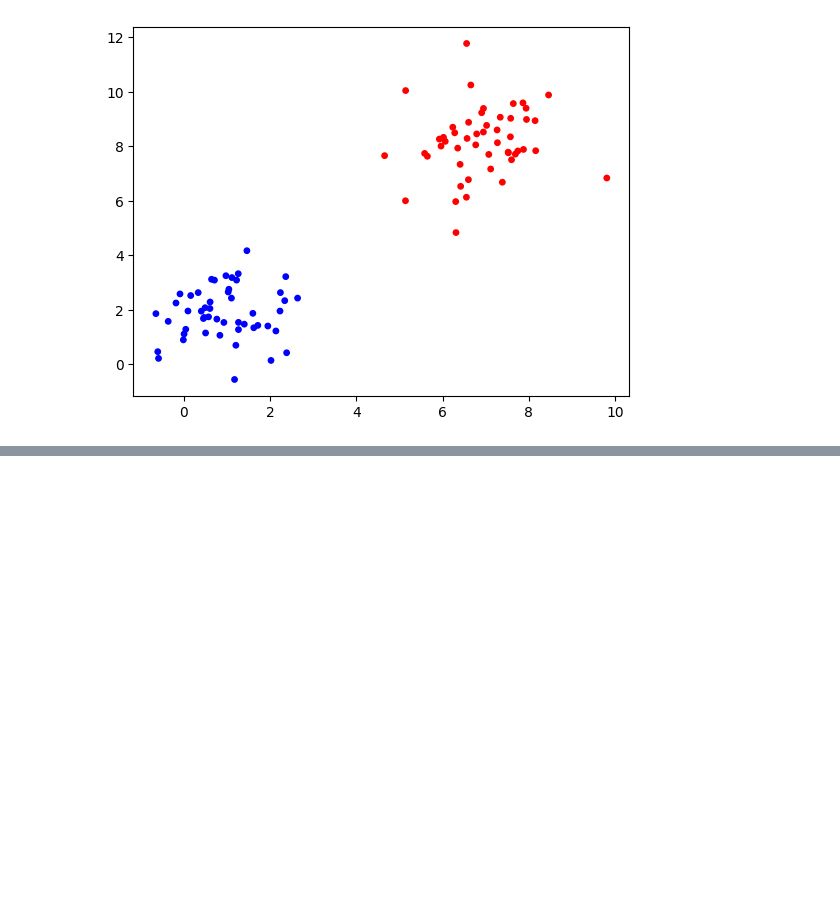
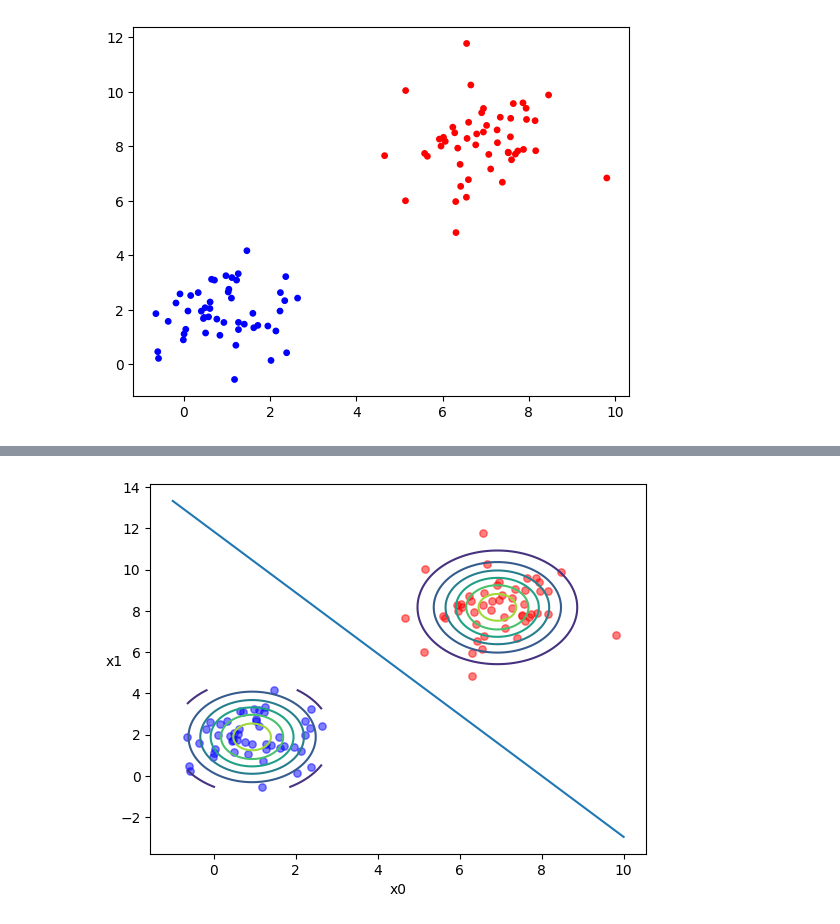
Before and after one commit to PdAlbedo/CS6140_Machine_Learning, a Jupyter notebook: A2/CS6140_Assign_2_F22_Q3_GDA.ipynb, the cells around one changed output, grey strips where cells are left out. Drawn from its saved outputs; the diff is of its cells as text; code cells hidden in the pictures; blank space fills up the shorter version.

```diff
--- a/A2/CS6140_Assign_2_F22_Q3_GDA.ipynb
+++ b/A2/CS6140_Assign_2_F22_Q3_GDA.ipynb
@@ -106,6 +129,6 @@ SyntaxError: invalid syntax (2589571255.py, line 12)
 # %%
-X_train = # TODO : Manipulate it accordingly.
-Y_train = # TODO : Manipulate it accordingly.
+X_train = data.iloc[:, : -1]    # TODO : Manipulate it accordingly.
+Y_train = data.iloc[:, -1]      # TODO : Manipulate it accordingly.
 
 gda = GDA()
 gda.train(X_train, Y_train)
@@ -130,0 +137,55 @@ Note : The decision line must seperate the data points clearly.
+# %%
+"""
+Draw GDA Decision Boundary Along with data points.
+Note : The decision line must separate the data points clearly.
+"""
+pos_data = X_train.values[np.where(Y_train.values.flatten() == 1)]
+neg_data = X_train.values[np.where(Y_train.values.flatten() == 0)]
+
+w0 = gda.mu0.T.dot(np.linalg.inv(gda.sigma).dot(gda.mu0))
+w1 = gda.mu1.T.dot(np.linalg.inv(gda.sigma).dot(gda.mu1))
+theta01 = np.linalg.inv(gda.sigma).dot(gda.mu1 - gda.mu0).flatten()
+theta0 = 0.5 * (w0 - w1)[0][0] - np.log((1 - gda.phi) / gda.phi)
+
+fig = plt.figure()
+plt.scatter(pos_data[:, 0], pos_data[:, 1], color = "red", alpha = 0.5, marker = 'o', s = 28)
+plt.scatter(neg_data[:, 0], neg_data[:, 1], color = "blue", alpha = 0.5, marker = 'o', s = 28)
+plt.xlabel('x0')
+plt.ylabel('x1', rotation = 'horizontal')
+
+# Decision boundary
+x_range = np.linspace(-1, 10, 1200)
+y_range = []
+for i in x_range:
+    pt = (theta0 + theta01[0] * i) / (-theta01[1])
+    y_range.append(pt)
+plt.plot(x_range, y_range)
+
+""" Draw contour Along with GDA Decision Boundary and data points. """
+# Contour for label 0
+l0_min_x0 = min(X_train.values[np.where(Y_train.values.flatten() == 0)][:, 0])
+l0_max_x0 = max(X_train.values[np.where(Y_train.values.flatten() == 0)][:, 0])
+l0_min_x1 = min(X_train.values[np.where(Y_train.values.flatten() == 0)][:, 1])
+l0_max_x1 = max(X_train.values[np.where(Y_train.values.flatten() == 0)][:, 1])
+l0_x0_grid = np.linspace(l0_min_x0, l0_max_x0, 100)
+l0_x1_grid = np.linspace(l0_min_x1, l0_max_x1, 100)
+
+l0_x0,l0_x1=np.meshgrid(l0_x0_grid, l0_x1_grid)
+l0_z0 = gaussian_2d(l0_x0, l0_x1, gda.mu0[0], gda.mu0[1])
+plt.contour(l0_x0, l0_x1, l0_z0)
+
+# Contour for label 1
+l1_min_x0 = min(X_train.values[np.where(Y_train.values.flatten() == 1)][:, 0])
+l1_max_x0 = max(X_train.values[np.where(Y_train.values.flatten() == 1)][:, 0])
+l1_min_x1 = min(X_train.values[np.where(Y_train.values.flatten() == 1)][:, 1])
+l1_max_x1 = max(X_train.values[np.where(Y_train.values.flatten() == 1)][:, 1])
+l1_x0_grid = np.linspace(l1_min_x0, l1_max_x0, 100)
+l1_x1_grid = np.linspace(l1_min_x1, l1_max_x1, 100)
+
+l1_x0,l1_x1=np.meshgrid(l1_x0_grid, l1_x1_grid)
+l1_z0 = gaussian_2d(l1_x0, l1_x1, gda.mu1[0], gda.mu1[1])
+plt.contour(l1_x0, l1_x1, l1_z0)
+
+plt.show()
+# %% [output]
+[figure, added]
```
Also changed, not shown: parts of 5 cells of this notebook.
